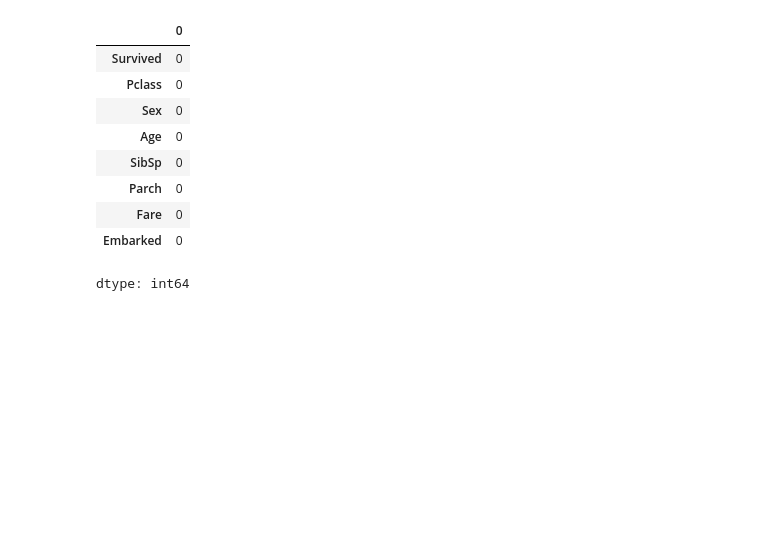
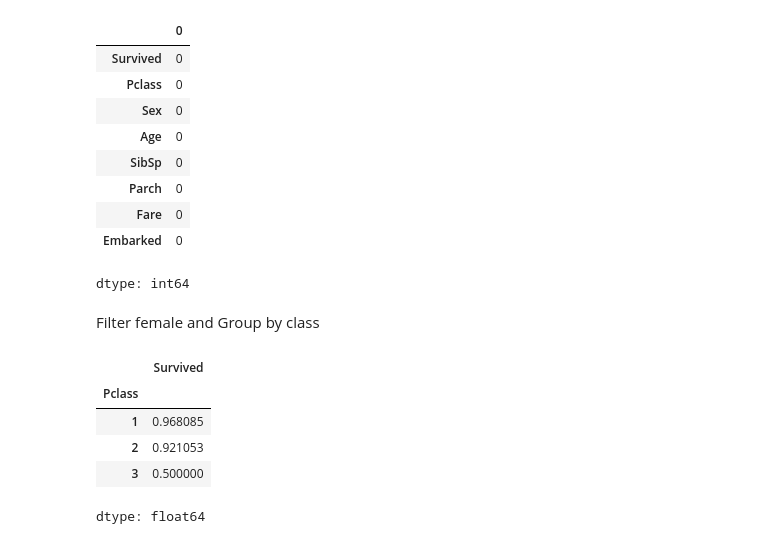
Before and after one commit to Jamiul-kawsar/ml-interns-2026, a Jupyter notebook: day2/day2_task.ipynb, the cells around one changed output. Saved outputs shown, nothing was run; the diff lists cells and outputs as text; code cells hidden in the pictures; blank space fills up the shorter version.

```diff
--- a/day2/day2_task.ipynb
+++ b/day2/day2_task.ipynb
@@ -103,3 +103,17 @@ dataset.isnull().sum()
 | Fare | 0 |
 | Embarked | 0 |
 dtype: int64
+# %% [markdown]
+Filter female and Group by class
+# %%
+female_dataset = dataset[dataset['Sex'] == 'female']
+group_female_dataset = female_dataset.groupby(['Pclass'])
+group_female_dataset['Survived'].mean()
+# higher class survival chance higher
+# %% [output]
+|  | Survived |
+| Pclass |  |
+| 1 | 0.968085 |
+| 2 | 0.921053 |
+| 3 | 0.500000 |
+dtype: float64
```
Also changed, not shown: parts of 8 cells of this notebook.
